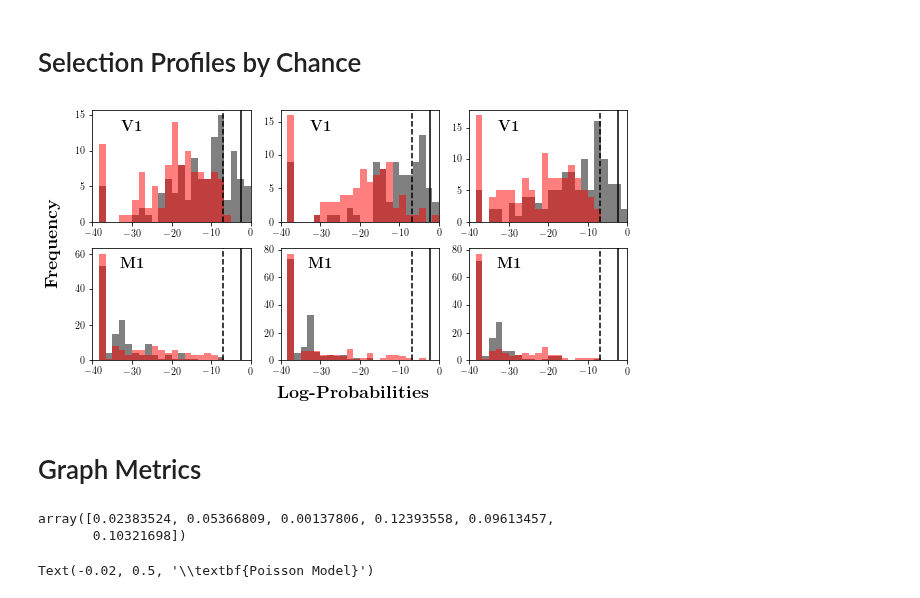
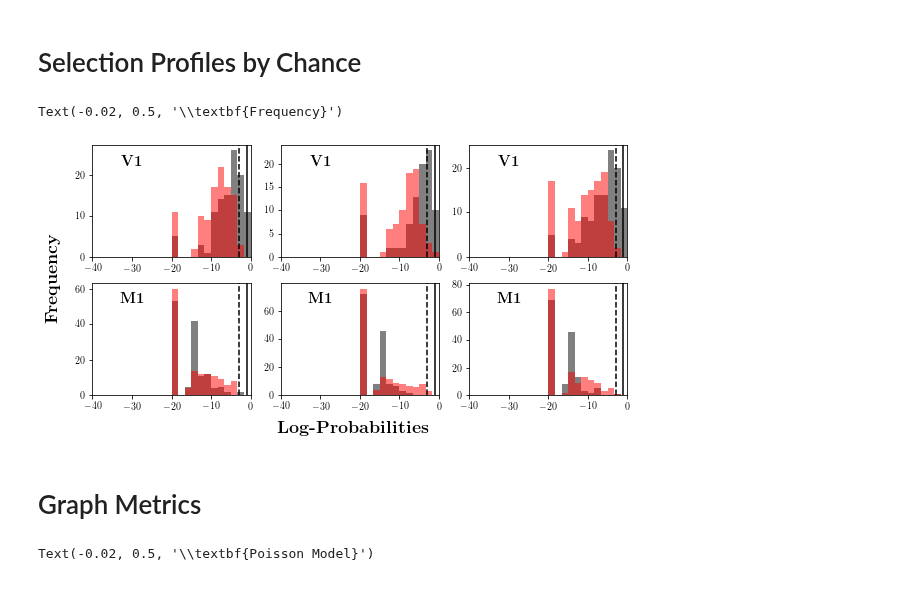
Before and after one commit to BouchardLab/neuroinference, a Jupyter notebook: notebooks/coupling/poisson_vs_lasso_comparison.ipynb, the cells around one changed output. Cells and saved outputs as stored; diff of their text form; code cells hidden in the pictures.

Commit message:
supp figure for poisson / lasso comparison

```diff
--- a/notebooks/coupling/poisson_vs_lasso_comparison.ipynb
+++ b/notebooks/coupling/poisson_vs_lasso_comparison.ipynb
@@ -179,8 +179,8 @@ uoi_sel_profs = [selection_profiles_by_chance(
     for idx in range(n_datasets)]
 # %%
 for idx in range(n_datasets):
-    baseline_sel_profs[idx][baseline_sel_profs[idx] == 0] = 1e-16
-    uoi_sel_profs[idx][uoi_sel_profs[idx] == 0] = 1e-16
+    baseline_sel_profs[idx][baseline_sel_profs[idx] == 0] = 1e-20
+    uoi_sel_profs[idx][uoi_sel_profs[idx] == 0] = 1e-20
 # %%
 fig, axes = plt.subplots(2, 3, figsize=(8, 4))
 axes_list = axes.ravel()
@@ -188,10 +188,10 @@ axes_list = axes.ravel()
 for idx in range(n_datasets):
     ax = axes_list[idx]
     bins = np.linspace(-40, 0, 25)
-    ax.hist(np.log(baseline_sel_profs[idx]), bins=bins, color='gray')
-    ax.hist(np.log(uoi_sel_profs[idx]), bins=bins, color='red', alpha=0.5)
-    ax.axvline(np.log(0.1), color='k')
-    ax.axvline(np.log(0.001), color='k', linestyle='--')
+    ax.hist(np.log10(baseline_sel_profs[idx]), bins=bins, color='gray')
+    ax.hist(np.log10(uoi_sel_profs[idx]), bins=bins, color='red', alpha=0.5)
+    ax.axvline(np.log10(0.1), color='k')
+    ax.axvline(np.log10(0.001), color='k', linestyle='--')
     ax.set_xlim([-40, 0])
     ax.tick_params(labelsize=10)
     ax.text(
@@ -201,35 +201,36 @@ for idx in range(n_datasets):
         fontsize=15,
         transform=ax.transAxes)
 plt.tight_layout()
 
 axes[0, 0].hist([], color='r', alpha=0.5, label=r'\textbf{UoI}')
 axes[0, 0].hist([], color='gray', label=r'\textbf{Baseline}')
 axes[0, 0].legend(
     loc='lower center',
     bbox_transform=fig.transFigure,
     bbox_to_anchor=(0.83, 0.1),
     ncol=1,
     fancybox=True,
     prop={'size': 15})
 
 fig.text(
     x=0.5, y=-0.02,
     s=r'\textbf{Log-Probabilities}',
     fontsize=18,
     horizontalalignment='center',
     verticalalignment='center')
 
 fig.text(
     x=-0.02, y=0.5,
     s=r'\textbf{Frequency}',
     fontsize=18,
     rotation=90,
     horizontalalignment='center',
     verticalalignment='center')
 
-plt.savefig('selection_profile_probabilities.pdf', bbox_inches='tight')
+#plt.savefig('selection_profile_probabilities.pdf', bbox_inches='tight')
 # %% [output]
+Text(-0.02, 0.5, '\\textbf{Frequency}')
-[figure, old version]
+[figure, new version]
 # %% [markdown]
 # Graph Metrics
 # %%
@@ -253,11 +254,6 @@ for graph in range(n_graphs):
         modularity[graph, dataset] = community.modularity(
             graphs[graph][dataset].to_undirected(reciprocal=True),
             comp)
-# %%
-modularity[2]
-# %% [output]
-array([0.02383524, 0.05366809, 0.00137806, 0.12393558, 0.09613457,
-       0.10321698])
 # %%
 closeness = [
     [np.array(list(nx.algorithms.centrality.closeness_centrality(graphs[idx][dataset]).values()))
```
Also changed, not shown: parts of 8 cells of this notebook.
